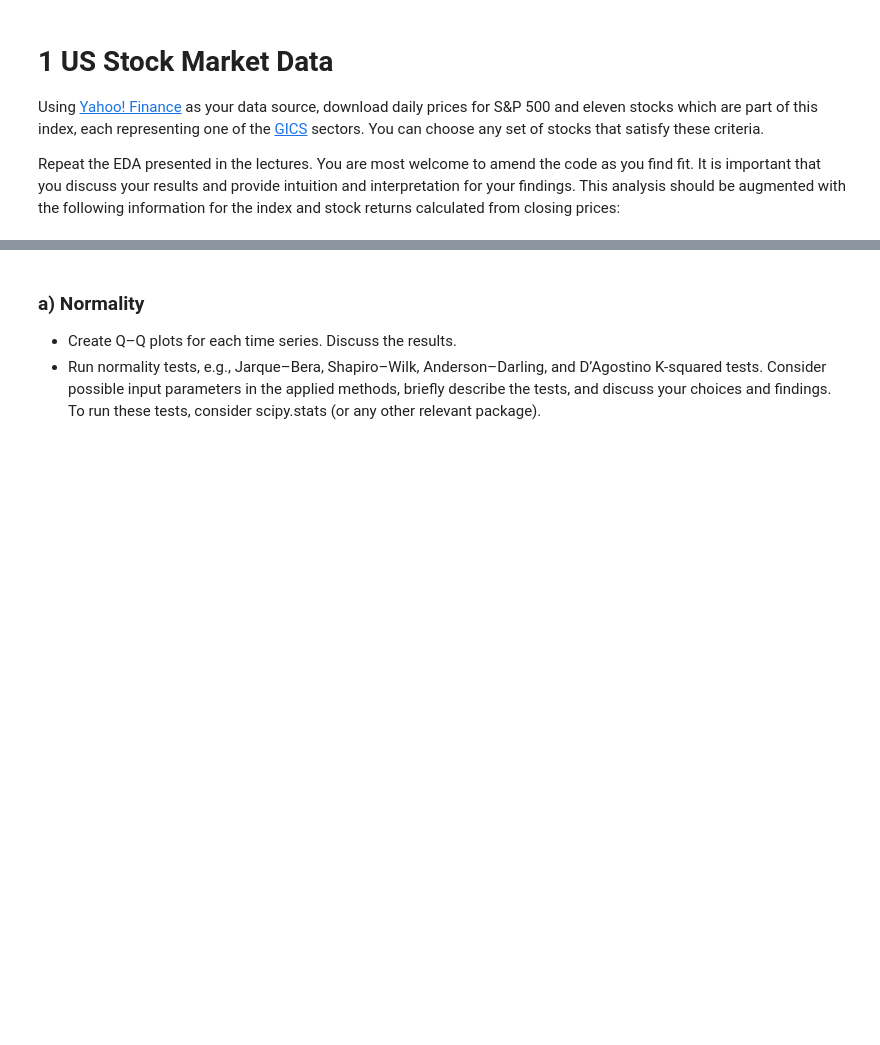
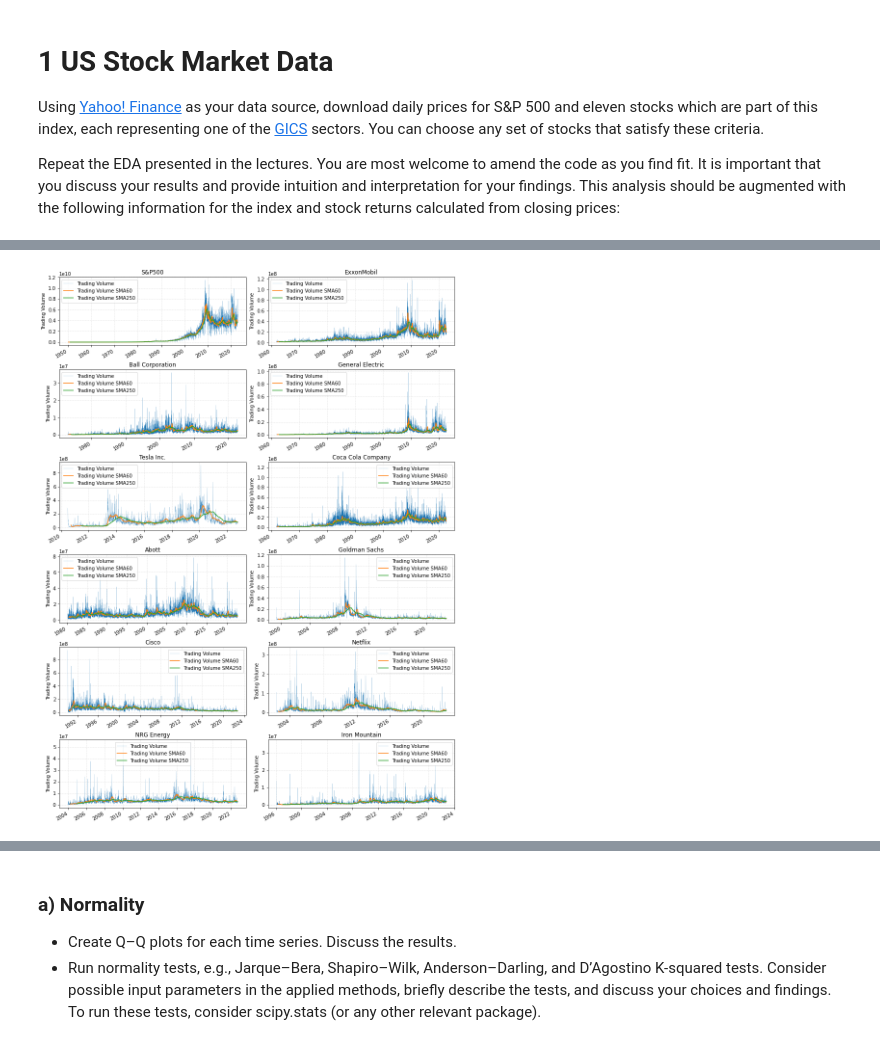
Before and after one commit to brs22/ML-HW-1, a Jupyter notebook: code.ipynb, the cells around one changed output, grey strips where cells are left out. Saved outputs shown, nothing was run; the diff lists cells and outputs as text; code cells hidden in the pictures; blank space fills up the shorter version.

```diff
--- a/code.ipynb
+++ b/code.ipynb
@@ -6,0 +232,25 @@ Repeat the EDA presented in the lectures. You are most welcome to amend the code
+# %%
+# Plotting trading volume (and simple moving averages)
+plt.figure(figsize=(12, 16), constrained_layout = True)
+
+for iticker in range(len(tickers)):
+    # Calculate simple moving average (60 and 250 days)
+    df_stock_prices[tickers[iticker],'Volume SMA60'] = (
+        df_stock_prices[tickers[iticker]]['Volume'].rolling(60).mean())
+    df_stock_prices[tickers[iticker],'Volume SMA250'] = (
+        df_stock_prices[tickers[iticker]]['Volume'].rolling(250).mean())
+    # Create subplots
+    plt.subplot(6, 2, iticker+1)
+    df_stock_prices[tickers[iticker]]['Volume'].plot(linewidth=0.2)
+    df_stock_prices[tickers[iticker]]['Volume SMA60'].plot(linewidth=1.5)
+    df_stock_prices[tickers[iticker]]['Volume SMA250'].plot(linewidth=1.5)
+    # Labels and graphics
+    plt.xlabel(None)
+    plt.ylabel('Trading Volume')
+    plt.title(names[iticker])
+    plt.legend(['Trading Volume',
+                'Trading Volume SMA60',
+                'Trading Volume SMA250'])
+    plt.grid(color='lightgray', linestyle='-.', linewidth=0.5)
+# %% [output]
+[figure, added]
```
Also changed, not shown: parts of 51 cells of this notebook.
